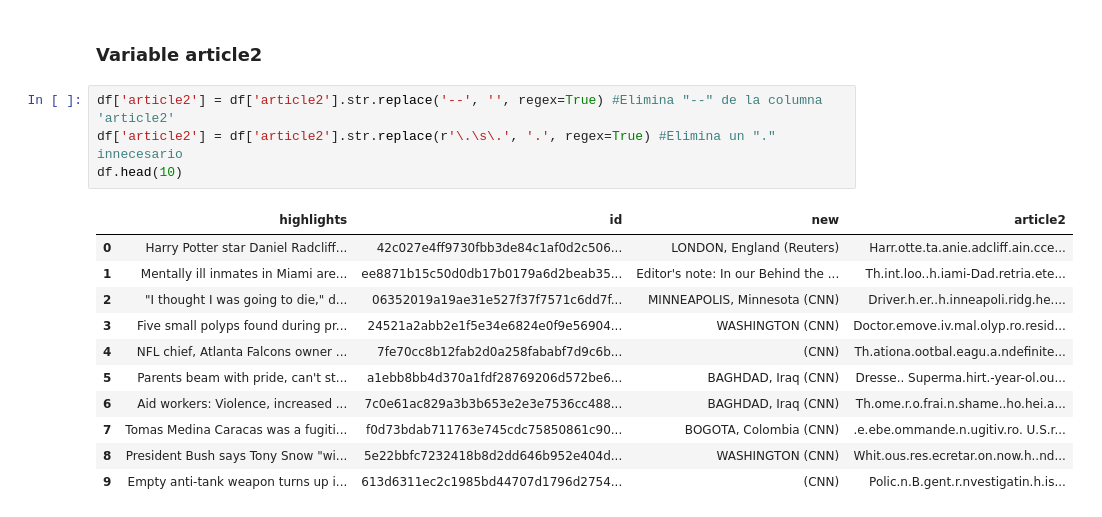
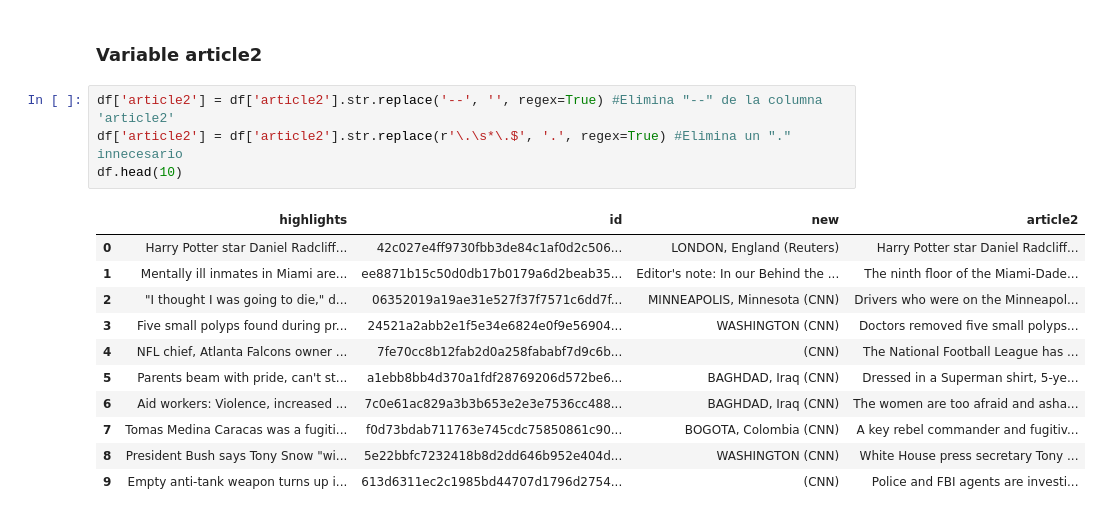
Before and after one commit to andressj1/Prueba-Tecnica, a Jupyter notebook: Copia_de_Prueba_Técnica.ipynb, the cells around one changed output. Drawn from its saved outputs; the diff is of its cells as text.

```diff
--- a/Copia_de_Prueba_Técnica.ipynb
+++ b/Copia_de_Prueba_Técnica.ipynb
@@ -119,17 +167,17 @@ df.drop(["article"], axis=1, inplace=True) #Elimina la variable "Article"
 ### Variable article2
 # %%
 df['article2'] = df['article2'].str.replace('--', '', regex=True) #Elimina "--" de la columna 'article2'
-df['article2'] = df['article2'].str.replace(r'\.\s\.', '.', regex=True) #Elimina un "." innecesario
+df['article2'] = df['article2'].str.replace(r'\.\s*\.$', '.', regex=True) #Elimina un "." innecesario
 df.head(10)
 # %% [output]
 |  | highlights | id | new | article2 |
-| 0 | Harry Potter star Daniel Radcliff... | 42c027e4ff9730fbb3de84c1af0d2c506... | LONDON, England (Reuters) | Harr.otte.ta.anie.adcliff.ain.cce... |
-| 1 | Mentally ill inmates in Miami are... | ee8871b15c50d0db17b0179a6d2beab35... | Editor's note: In our Behind the ... | Th.int.loo..h.iami-Dad.retria.ete... |
-| 2 | "I thought I was going to die," d... | 06352019a19ae31e527f37f7571c6dd7f... | MINNEAPOLIS, Minnesota (CNN) | Driver.h.er..h.inneapoli.ridg.he.... |
-| 3 | Five small polyps found during pr... | 24521a2abb2e1f5e34e6824e0f9e56904... | WASHINGTON (CNN) | Doctor.emove.iv.mal.olyp.ro.resid... |
-| 4 | NFL chief, Atlanta Falcons owner ... | 7fe70cc8b12fab2d0a258fababf7d9c6b... | (CNN) | Th.ationa.ootbal.eagu.a.ndefinite... |
-| 5 | Parents beam with pride, can't st... | a1ebb8bb4d370a1fdf28769206d572be6... | BAGHDAD, Iraq (CNN) | Dresse.. Superma.hirt.-year-ol.ou... |
-| 6 | Aid workers: Violence, increased ... | 7c0e61ac829a3b3b653e2e3e7536cc488... | BAGHDAD, Iraq (CNN) | Th.ome.r.o.frai.n.shame..ho.hei.a... |
-| 7 | Tomas Medina Caracas was a fugiti... | f0d73bdab711763e745cdc75850861c90... | BOGOTA, Colombia (CNN) | .e.ebe.ommande.n.ugitiv.ro. U.S.r... |
-| 8 | President Bush says Tony Snow "wi... | 5e22bbfc7232418b8d2dd646b952e404d... | WASHINGTON (CNN) | Whit.ous.res.ecretar.on.now.h..nd... |
-| 9 | Empty anti-tank weapon turns up i... | 613d6311ec2c1985bd44707d1796d2754... | (CNN) | Polic.n.B.gent.r.nvestigatin.h.is... |
+| 0 | Harry Potter star Daniel Radcliff... | 42c027e4ff9730fbb3de84c1af0d2c506... | LONDON, England (Reuters) | Harry Potter star Daniel Radcliff... |
+| 1 | Mentally ill inmates in Miami are... | ee8871b15c50d0db17b0179a6d2beab35... | Editor's note: In our Behind the ... | The ninth floor of the Miami-Dade... |
+| 2 | "I thought I was going to die," d... | 06352019a19ae31e527f37f7571c6dd7f... | MINNEAPOLIS, Minnesota (CNN) | Drivers who were on the Minneapol... |
+| 3 | Five small polyps found during pr... | 24521a2abb2e1f5e34e6824e0f9e56904... | WASHINGTON (CNN) | Doctors removed five small polyps... |
+| 4 | NFL chief, Atlanta Falcons owner ... | 7fe70cc8b12fab2d0a258fababf7d9c6b... | (CNN) | The National Football League has ... |
+| 5 | Parents beam with pride, can't st... | a1ebb8bb4d370a1fdf28769206d572be6... | BAGHDAD, Iraq (CNN) | Dressed in a Superman shirt, 5-ye... |
+| 6 | Aid workers: Violence, increased ... | 7c0e61ac829a3b3b653e2e3e7536cc488... | BAGHDAD, Iraq (CNN) | The women are too afraid and asha... |
+| 7 | Tomas Medina Caracas was a fugiti... | f0d73bdab711763e745cdc75850861c90... | BOGOTA, Colombia (CNN) | A key rebel commander and fugitiv... |
+| 8 | President Bush says Tony Snow "wi... | 5e22bbfc7232418b8d2dd646b952e404d... | WASHINGTON (CNN) | White House press secretary Tony ... |
+| 9 | Empty anti-tank weapon turns up i... | 613d6311ec2c1985bd44707d1796d2754... | (CNN) | Police and FBI agents are investi... |
```
Also changed, not shown: parts of 5 cells of this notebook.
